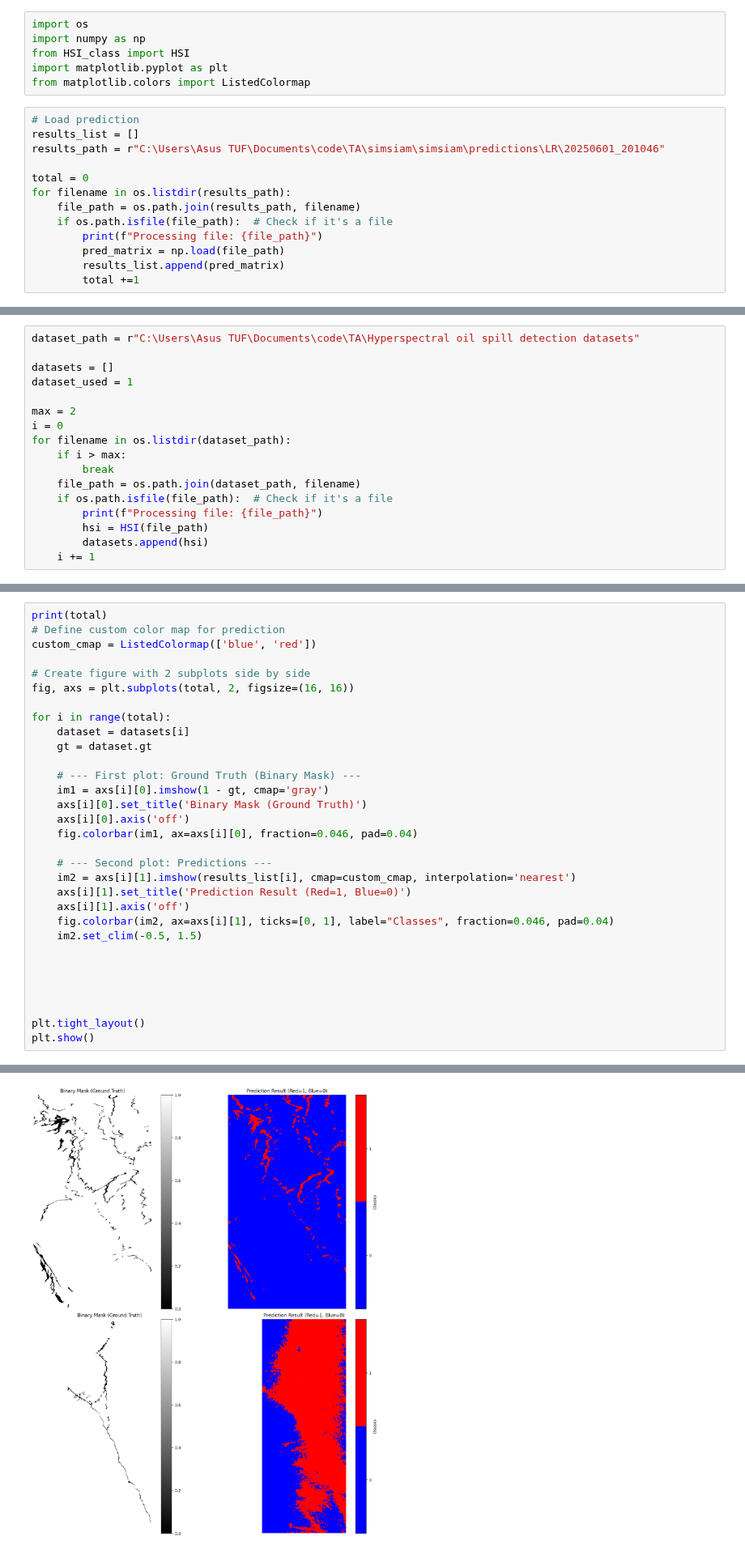
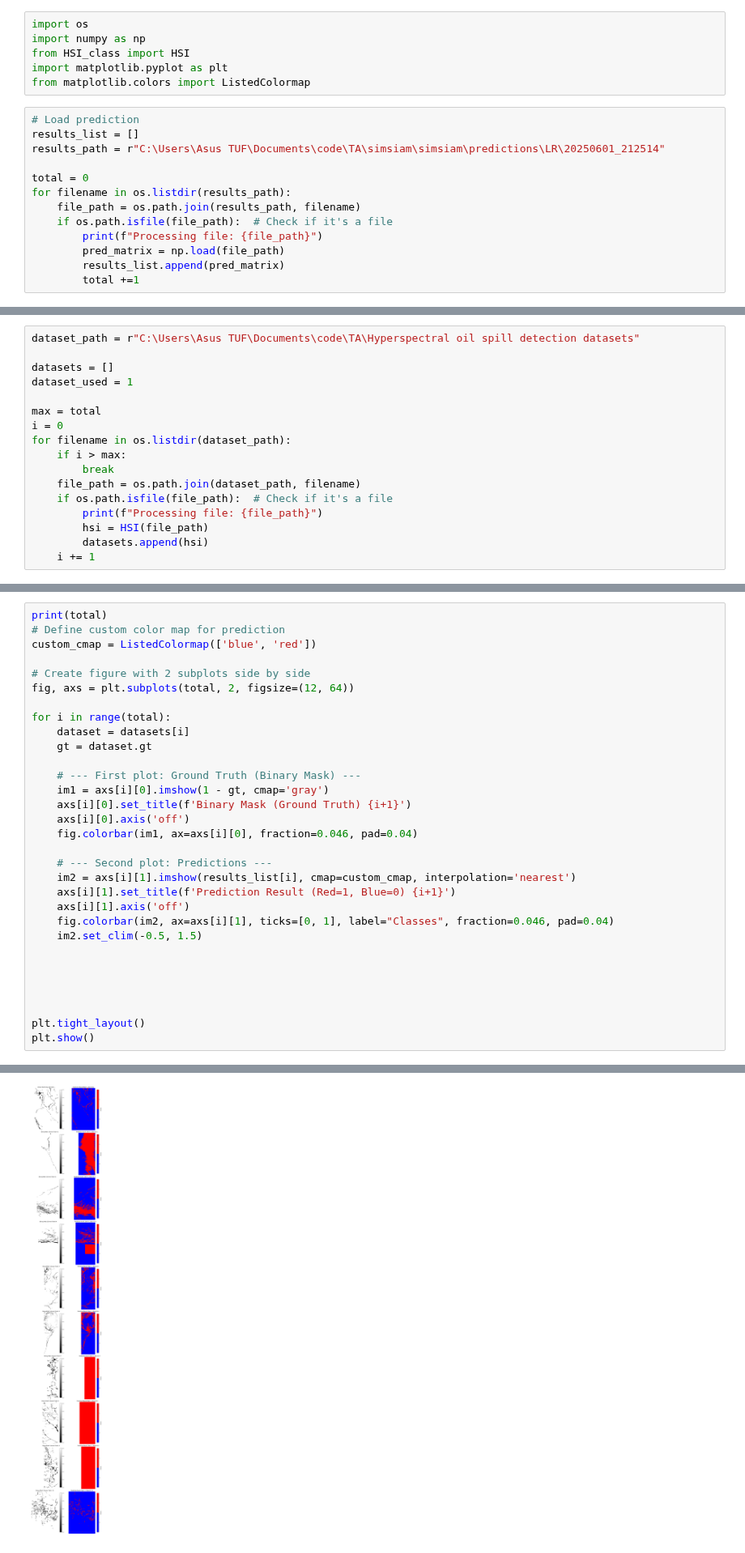
Before and after one commit to FathanAbi/tugas-akhir-model-deteksi-tumpahan-minyakl, a Jupyter notebook: simsiam/simsiam/visualize_all.ipynb, the cells around one changed output, grey strips where cells are left out. Shown at 81% size. Cells and saved outputs as stored; diff of their text form.

```diff
--- a/simsiam/simsiam/visualize_all.ipynb
+++ b/simsiam/simsiam/visualize_all.ipynb
@@ -7,7 +7,7 @@ from matplotlib.colors import ListedColormap
 # %%
 # Load prediction
 results_list = []
-results_path = r"C:\Users\Asus TUF\Documents\code\TA\simsiam\simsiam\predictions\LR\20250601_201046"
+results_path = r"C:\Users\Asus TUF\Documents\code\TA\simsiam\simsiam\predictions\LR\20250601_212514"
 
 total = 0
 for filename in os.listdir(results_path):
@@ -26,7 +34,7 @@ dataset_path = r"C:\Users\Asus TUF\Documents\code\TA\Hyperspectral oil spill det
 datasets = []
 dataset_used = 1
 
-max = 2
+max = total
 i = 0
 for filename in os.listdir(dataset_path):
     if i > max:
@@ -47,7 +63,7 @@ print(total)
 custom_cmap = ListedColormap(['blue', 'red'])
 
 # Create figure with 2 subplots side by side
-fig, axs = plt.subplots(total, 2, figsize=(16, 16))
+fig, axs = plt.subplots(total, 2, figsize=(12, 64))
 
 for i in range(total):
     dataset = datasets[i]
@@ -55,13 +71,13 @@ for i in range(total):
 
     # --- First plot: Ground Truth (Binary Mask) ---
     im1 = axs[i][0].imshow(1 - gt, cmap='gray')
-    axs[i][0].set_title('Binary Mask (Ground Truth)')
+    axs[i][0].set_title(f'Binary Mask (Ground Truth) {i+1}')
     axs[i][0].axis('off')
     fig.colorbar(im1, ax=axs[i][0], fraction=0.046, pad=0.04)
 
     # --- Second plot: Predictions ---
     im2 = axs[i][1].imshow(results_list[i], cmap=custom_cmap, interpolation='nearest')
-    axs[i][1].set_title('Prediction Result (Red=1, Blue=0)')
+    axs[i][1].set_title(f'Prediction Result (Red=1, Blue=0) {i+1}')
     axs[i][1].axis('off')
     fig.colorbar(im2, ax=axs[i][1], ticks=[0, 1], label="Classes", fraction=0.046, pad=0.04)
     im2.set_clim(-0.5, 1.5)
@@ -77 +93 @@ plt.show()
-[figure, old version]
+[figure, new version]
```
Also changed, not shown: parts of 3 cells of this notebook, 4 other files.
